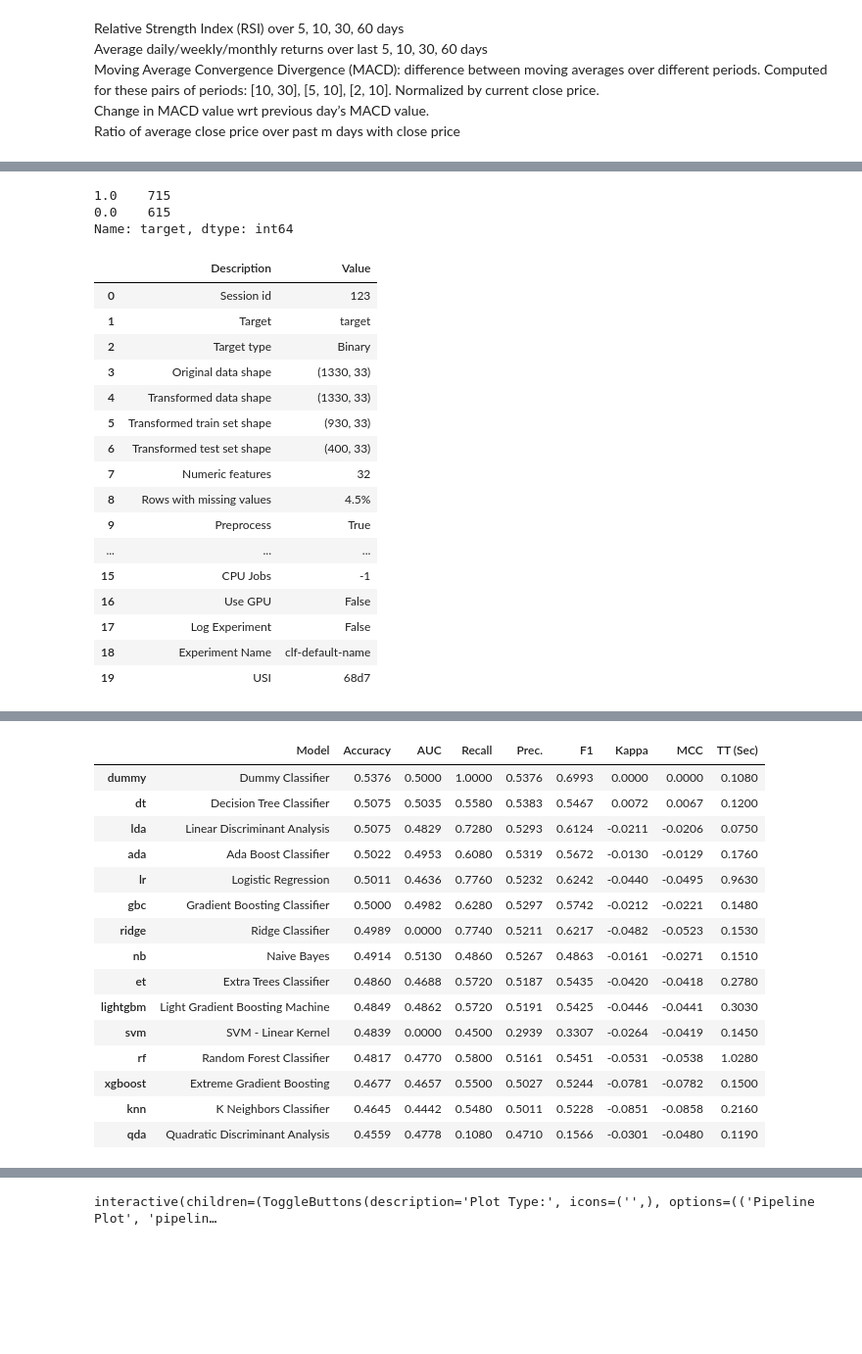
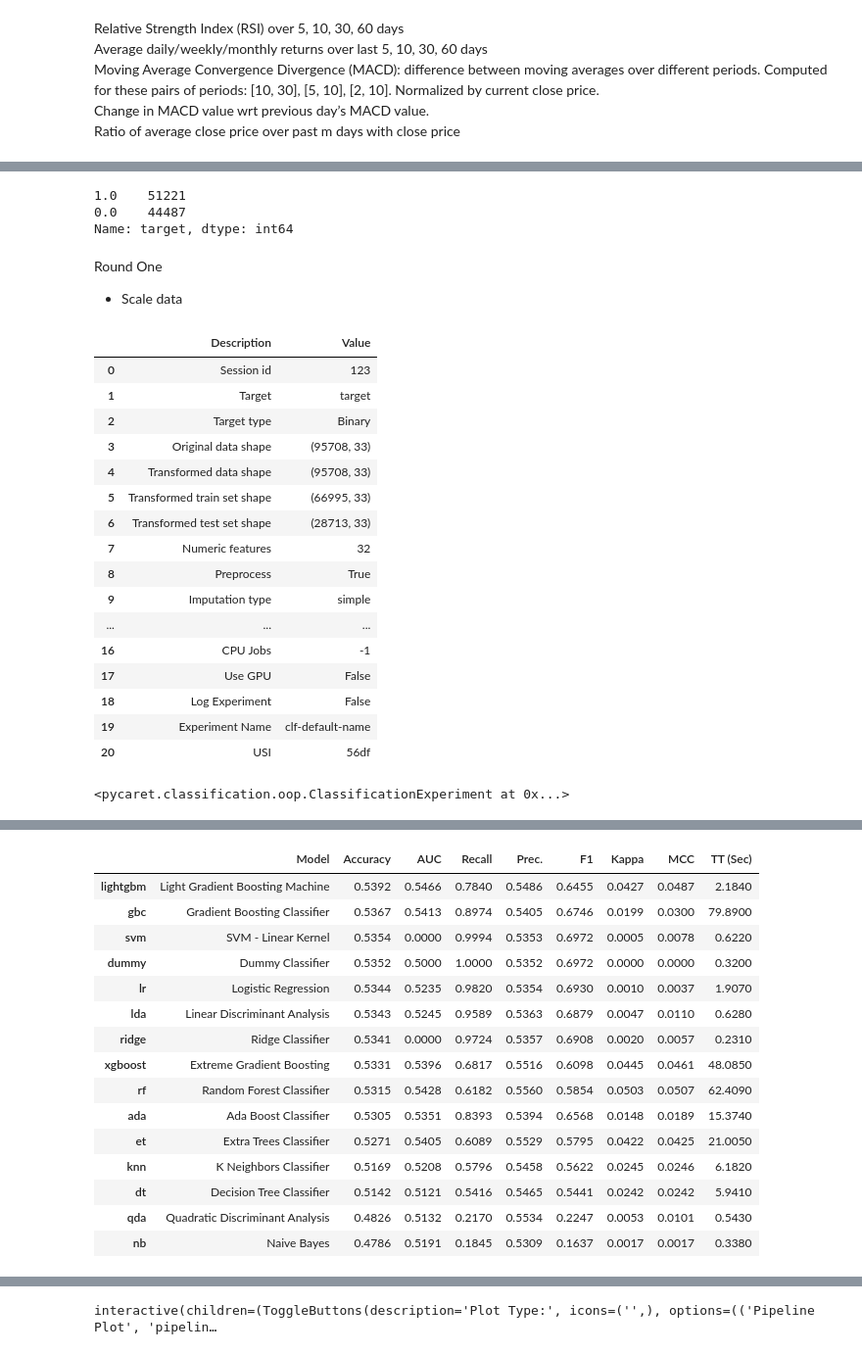
Before and after one commit to tlchampion/mwp_enhanced, a Jupyter notebook: modeling2/Untitled.ipynb, the cells around one changed output, grey strips where cells are left out. Shown: that part at 98% size. Cells and saved outputs as stored; diff of their text form; code cells hidden in the pictures; blank space fills up the shorter version.

Commit message:
added code to create train/test datasets. initial coding for pycaret testing

```diff
--- a/modeling2/Untitled.ipynb
+++ b/modeling2/Untitled.ipynb
@@ -273,48 +264,59 @@ df.iloc[75:125,:]
 # %%
-df['target'].value_counts()
+symbol_data['target'].value_counts()
 # %% [output]
-1.0    715
-0.0    615
+1.0    51221
+0.0    44487
 Name: target, dtype: int64
+# %% [markdown]
+Round One
+* Scale data
 # %%
-s = setup(df ,target = 'target', session_id = 123, fix_imbalance=False)
+round1 = ClassificationExperiment()
+round1.setup(symbol_data ,
+             target = 'target',
+             session_id = 123,
+             fix_imbalance=False,
+             normalize=True,
+             normalize_method='minmax',
+             use_gpu = False)
 # %% [output]
 |  | Description | Value |
 | 0 | Session id | 123 |
 | 1 | Target | target |
 | 2 | Target type | Binary |
-| 3 | Original data shape | (1330, 33) |
-| 4 | Transformed data shape | (1330, 33) |
-| 5 | Transformed train set shape | (930, 33) |
-| 6 | Transformed test set shape | (400, 33) |
+| 3 | Original data shape | (95708, 33) |
+| 4 | Transformed data shape | (95708, 33) |
+| 5 | Transformed train set shape | (66995, 33) |
+| 6 | Transformed test set shape | (28713, 33) |
 | 7 | Numeric features | 32 |
-| 8 | Rows with missing values | 4.5% |
-| 9 | Preprocess | True |
+| 8 | Preprocess | True |
+| 9 | Imputation type | simple |
 | ... | ... | ... |
-| 15 | CPU Jobs | -1 |
-| 16 | Use GPU | False |
-| 17 | Log Experiment | False |
-| 18 | Experiment Name | clf-default-name |
-| 19 | USI | 68d7 |
+| 16 | CPU Jobs | -1 |
+| 17 | Use GPU | False |
+| 18 | Log Experiment | False |
+| 19 | Experiment Name | clf-default-name |
+| 20 | USI | 56df |
+<pycaret.classification.oop.ClassificationExperiment at 0x...>
 # %%
-best = s.compare_models()
+best1 = round1.compare_models()
 # %% [output]
 [interactive output not drawn]
 |  | Model | Accuracy | AUC | Recall | Prec. | F1 | Kappa | MCC | TT (Sec) |
-| dummy | Dummy Classifier | 0.5376 | 0.5000 | 1.0000 | 0.5376 | 0.6993 | 0.0000 | 0.0000 | 0.1080 |
-| dt | Decision Tree Classifier | 0.5075 | 0.5035 | 0.5580 | 0.5383 | 0.5467 | 0.0072 | 0.0067 | 0.1200 |
-| lda | Linear Discriminant Analysis | 0.5075 | 0.4829 | 0.7280 | 0.5293 | 0.6124 | -0.0211 | -0.0206 | 0.0750 |
-| ada | Ada Boost Classifier | 0.5022 | 0.4953 | 0.6080 | 0.5319 | 0.5672 | -0.0130 | -0.0129 | 0.1760 |
-| lr | Logistic Regression | 0.5011 | 0.4636 | 0.7760 | 0.5232 | 0.6242 | -0.0440 | -0.0495 | 0.9630 |
-| gbc | Gradient Boosting Classifier | 0.5000 | 0.4982 | 0.6280 | 0.5297 | 0.5742 | -0.0212 | -0.0221 | 0.1480 |
-| ridge | Ridge Classifier | 0.4989 | 0.0000 | 0.7740 | 0.5211 | 0.6217 | -0.0482 | -0.0523 | 0.1530 |
-| nb | Naive Bayes | 0.4914 | 0.5130 | 0.4860 | 0.5267 | 0.4863 | -0.0161 | -0.0271 | 0.1510 |
-| et | Extra Trees Classifier | 0.4860 | 0.4688 | 0.5720 | 0.5187 | 0.5435 | -0.0420 | -0.0418 | 0.2780 |
-| lightgbm | Light Gradient Boosting Machine | 0.4849 | 0.4862 | 0.5720 | 0.5191 | 0.5425 | -0.0446 | -0.0441 | 0.3030 |
-| svm | SVM - Linear Kernel | 0.4839 | 0.0000 | 0.4500 | 0.2939 | 0.3307 | -0.0264 | -0.0419 | 0.1450 |
-| rf | Random Forest Classifier | 0.4817 | 0.4770 | 0.5800 | 0.5161 | 0.5451 | -0.0531 | -0.0538 | 1.0280 |
-| xgboost | Extreme Gradient Boosting | 0.4677 | 0.4657 | 0.5500 | 0.5027 | 0.5244 | -0.0781 | -0.0782 | 0.1500 |
-| knn | K Neighbors Classifier | 0.4645 | 0.4442 | 0.5480 | 0.5011 | 0.5228 | -0.0851 | -0.0858 | 0.2160 |
-| qda | Quadratic Discriminant Analysis | 0.4559 | 0.4778 | 0.1080 | 0.4710 | 0.1566 | -0.0301 | -0.0480 | 0.1190 |
+| lightgbm | Light Gradient Boosting Machine | 0.5392 | 0.5466 | 0.7840 | 0.5486 | 0.6455 | 0.0427 | 0.0487 | 2.1840 |
+| gbc | Gradient Boosting Classifier | 0.5367 | 0.5413 | 0.8974 | 0.5405 | 0.6746 | 0.0199 | 0.0300 | 79.8900 |
+| svm | SVM - Linear Kernel | 0.5354 | 0.0000 | 0.9994 | 0.5353 | 0.6972 | 0.0005 | 0.0078 | 0.6220 |
+| dummy | Dummy Classifier | 0.5352 | 0.5000 | 1.0000 | 0.5352 | 0.6972 | 0.0000 | 0.0000 | 0.3200 |
+| lr | Logistic Regression | 0.5344 | 0.5235 | 0.9820 | 0.5354 | 0.6930 | 0.0010 | 0.0037 | 1.9070 |
+| lda | Linear Discriminant Analysis | 0.5343 | 0.5245 | 0.9589 | 0.5363 | 0.6879 | 0.0047 | 0.0110 | 0.6280 |
+| ridge | Ridge Classifier | 0.5341 | 0.0000 | 0.9724 | 0.5357 | 0.6908 | 0.0020 | 0.0057 | 0.2310 |
+| xgboost | Extreme Gradient Boosting | 0.5331 | 0.5396 | 0.6817 | 0.5516 | 0.6098 | 0.0445 | 0.0461 | 48.0850 |
+| rf | Random Forest Classifier | 0.5315 | 0.5428 | 0.6182 | 0.5560 | 0.5854 | 0.0503 | 0.0507 | 62.4090 |
+| ada | Ada Boost Classifier | 0.5305 | 0.5351 | 0.8393 | 0.5394 | 0.6568 | 0.0148 | 0.0189 | 15.3740 |
+| et | Extra Trees Classifier | 0.5271 | 0.5405 | 0.6089 | 0.5529 | 0.5795 | 0.0422 | 0.0425 | 21.0050 |
+| knn | K Neighbors Classifier | 0.5169 | 0.5208 | 0.5796 | 0.5458 | 0.5622 | 0.0245 | 0.0246 | 6.1820 |
+| dt | Decision Tree Classifier | 0.5142 | 0.5121 | 0.5416 | 0.5465 | 0.5441 | 0.0242 | 0.0242 | 5.9410 |
+| qda | Quadratic Discriminant Analysis | 0.4826 | 0.5132 | 0.2170 | 0.5534 | 0.2247 | 0.0053 | 0.0101 | 0.5430 |
+| nb | Naive Bayes | 0.4786 | 0.5191 | 0.1845 | 0.5309 | 0.1637 | 0.0017 | 0.0017 | 0.3380 |
 [interactive output not drawn]
 # %%
```
Also changed, not shown: parts of 27 cells of this notebook, 3 other files.
